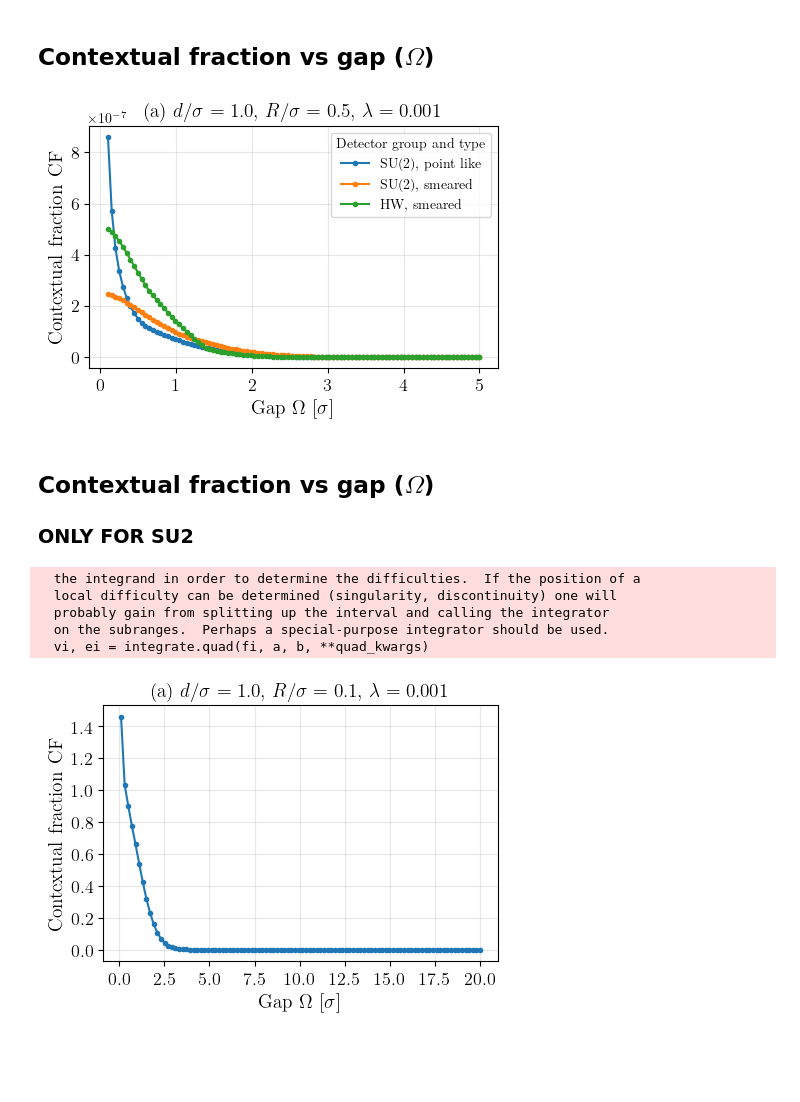
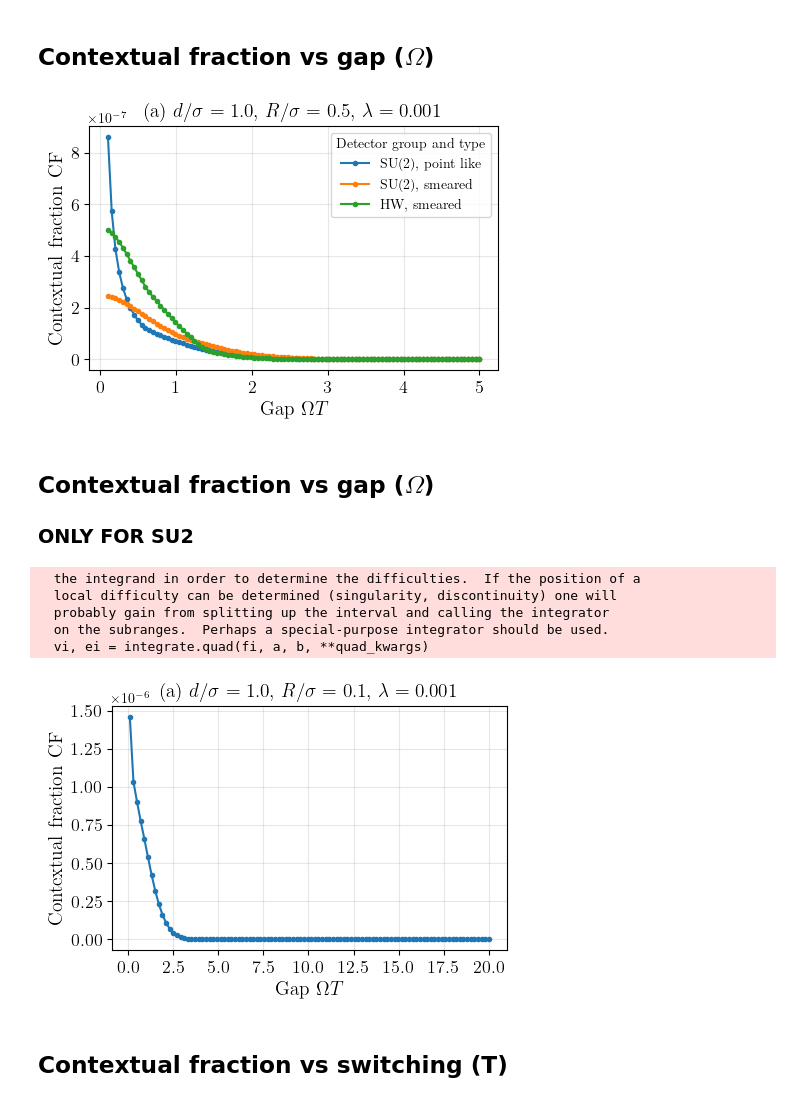
Before and after one commit to Sanchit-Srivastava/contextuality_from_the_vacuum, a Jupyter notebook: notebooks/main_plots.ipynb, the cells around one changed output. Cells and saved outputs as stored; diff of their text form; code cells hidden in the pictures; blank space fills up the shorter version.

```diff
--- a/notebooks/main_plots.ipynb
+++ b/notebooks/main_plots.ipynb
@@ -42,12 +50,6 @@ labels = {
     ("HW", "smeared"): "HW, smeared"
 }
 
-plt.rcParams.update({
-    "text.usetex": True,
-    "text.latex.preamble": r"\usepackage{lmodern}",
-    "font.family": "serif",
-    "font.serif": ["Computer Modern Roman"],
-})
 plt.figure(figsize=(4.8,3.6))
 
 # Sweep gaps
@@ -83,7 +85,7 @@ for group, detector_type in group_types:
     plt.plot(gaps, cf_vals, marker=".", lw=1.5, label=labels[(group, detector_type)])
 
 
-plt.xlabel(r"{Gap} $\Omega$ $\left[\sigma\right]$",fontsize=14)
+plt.xlabel(r"{Gap} $\Omega T$",fontsize=14)
 plt.ylabel(r"{Contextual fraction} CF",fontsize=14)
 plt.title(rf"(a) $d/\sigma={separation}$, $R/\sigma={smearing}$, $\lambda={lam}$",fontsize=14)
 plt.xticks(fontsize=13)
@@ -94,7 +96,7 @@ plt.tight_layout()
 # plt.savefig("contextual_fraction_vs_gap_different_models.pdf")
 plt.show()
 # %% [output]
-[figure, old version]
+[figure, new version]
 # %% [markdown]
 ## Contextual fraction vs gap ($\Omega$)
 ### ONLY FOR SU2
@@ -113,12 +115,6 @@ regularization = "heaviside"  # used by Q_term but detector_type/group decide wh
 group = "SU2"            # or "SU2"
 detector_type = "smeared"  # "point_like" or "smeared"
 
-plt.rcParams.update({
-    "text.usetex": True,
-    "text.latex.preamble": r"\usepackage{lmodern}",
-    "font.family": "serif",
-    "font.serif": ["Computer Modern Roman"],
-})
 plt.figure(figsize=(4.8,3.6))
 
 # Sweep gaps
@@ -138,33 +134,35 @@ for gap in gaps:
         lam=lam,
     )
     if is_valid_state(rho):
         res = contextual_fraction(rho)
         if not res.get("success", False):
             cf_vals.append(np.nan)
 
         else:
             cf_vals.append(res.get("b", np.nan))
     else:
         print("Invalid state detected at gap =", gap)
         validate_and_print(rho)
         break #Print the details for the first invalid state and exit
 
-cf_vals = np.array(cf_vals)*(1/lam**2)
+cf_vals = np.array(cf_vals)#*(1/lam**2)
 
 plt.plot(gaps, cf_vals, marker=".", lw=1.5)
-plt.xlabel(r"{Gap} $\Omega$ $\left[\sigma\right]$",fontsize=14)
+plt.xlabel(r"{Gap} $\Omega T$",fontsize=14)
 plt.ylabel(r"{Contextual fraction} CF",fontsize=14)
 plt.title(rf"(a) $d/\sigma={separation}$, $R/\sigma={smearing}$, $\lambda={lam}$",fontsize=14)
 plt.xticks(fontsize=13)
 plt.yticks(fontsize=13)
 plt.grid(True, alpha=0.3)
 plt.tight_layout()
 # plt.savefig("contextual_fraction_vs_gap.pdf")
 plt.show()
 # %% [output]
   the integrand in order to determine the difficulties.  If the position of a
   local difficulty can be determined (singularity, discontinuity) one will
   probably gain from splitting up the interval and calling the integrator
   on the subranges.  Perhaps a special-purpose integrator should be used.
   vi, ei = integrate.quad(fi, a, b, **quad_kwargs)
-[figure, old version]
+[figure, new version]
+# %% [markdown]
+## Contextual fraction vs switching (T)
```
Also changed, not shown: parts of 2 cells of this notebook.
